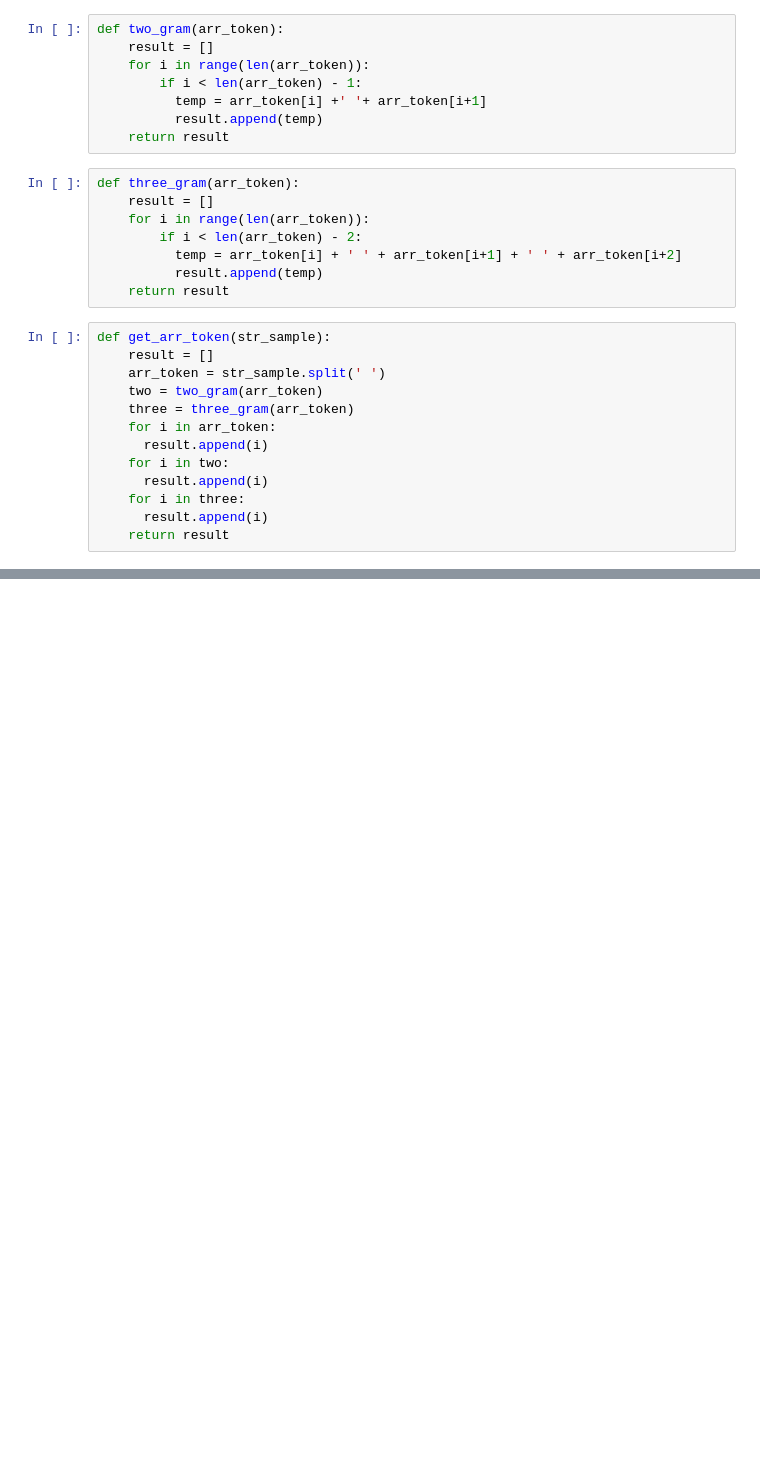
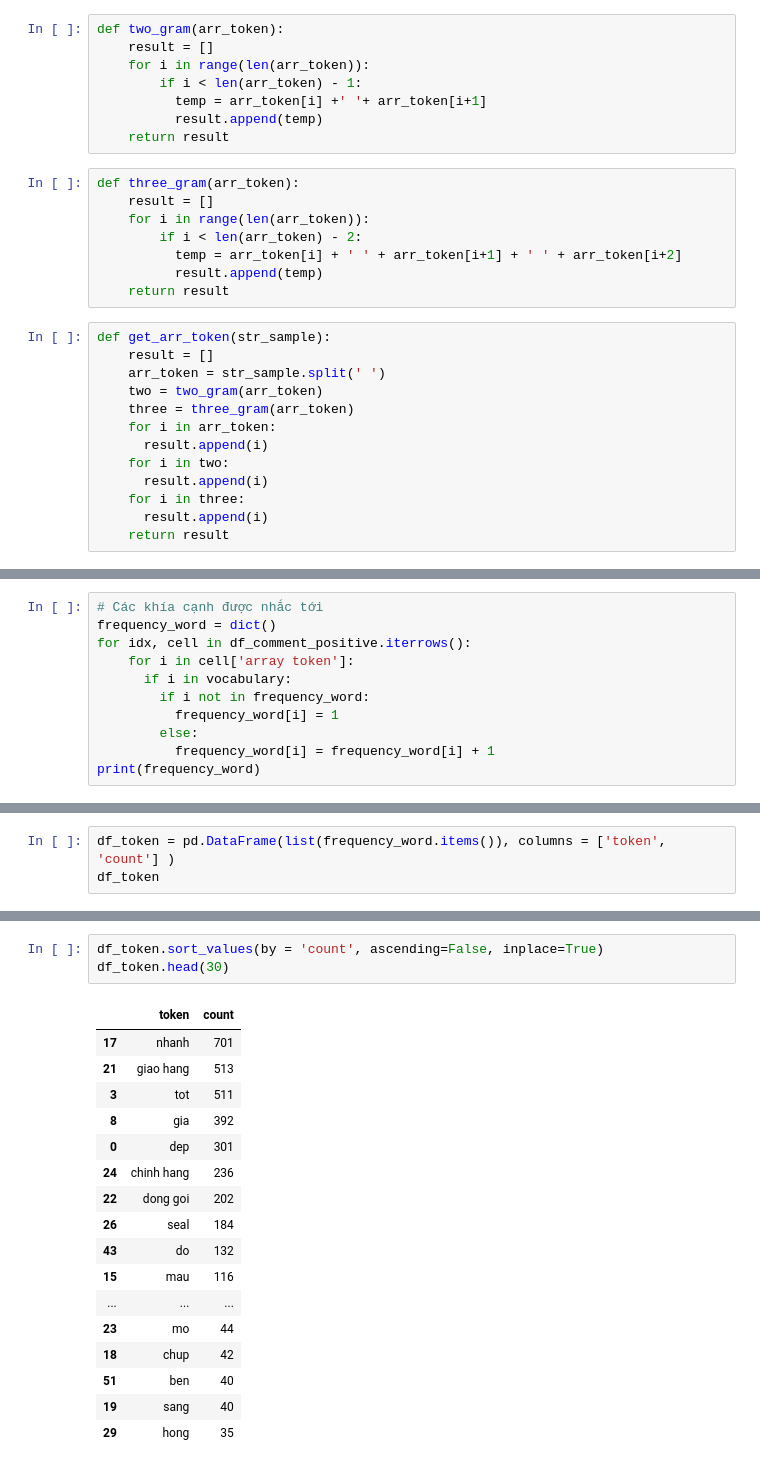
Before and after one commit to kieuminhhuu/Vietnam-E-commerce-Market-and-Customer-Product-Evaluation-Analysis-on-Tiki-E-commerce-Platform, a Jupyter notebook: Feedback_Tiki_Analysis.ipynb, the cells around one changed output, grey strips where cells are left out. Cells and saved outputs as stored; diff of their text form; blank space fills up the shorter version.

```diff
--- a/Feedback_Tiki_Analysis.ipynb
+++ b/Feedback_Tiki_Analysis.ipynb
@@ -838,0 +899,11 @@ df_commnets
+# %%
+# Các khía cạnh được nhắc tới
+frequency_word = dict()
+for idx, cell in df_comment_positive.iterrows():
+    for i in cell['array token']:
+      if i in vocabulary:
+        if i not in frequency_word:
+          frequency_word[i] = 1
+        else:
+          frequency_word[i] = frequency_word[i] + 1
+print(frequency_word)
@@ -838,0 +912,3 @@ df_commnets
+# %%
+df_token = pd.DataFrame(list(frequency_word.items()), columns = ['token', 'count'] )
+df_token
@@ -838,0 +942,21 @@ df_commnets
+# %%
+df_token.sort_values(by = 'count', ascending=False, inplace=True)
+df_token.head(30)
+# %% [output]
+|  | token | count |
+| 17 | nhanh | 701 |
+| 21 | giao hang | 513 |
+| 3 | tot | 511 |
+| 8 | gia | 392 |
+| 0 | dep | 301 |
+| 24 | chinh hang | 236 |
+| 22 | dong goi | 202 |
+| 26 | seal | 184 |
+| 43 | do | 132 |
+| 15 | mau | 116 |
+| ... | ... | ... |
+| 23 | mo | 44 |
+| 18 | chup | 42 |
+| 51 | ben | 40 |
+| 19 | sang | 40 |
+| 29 | hong | 35 |
```
Also changed, not shown: parts of 25 cells of this notebook.
